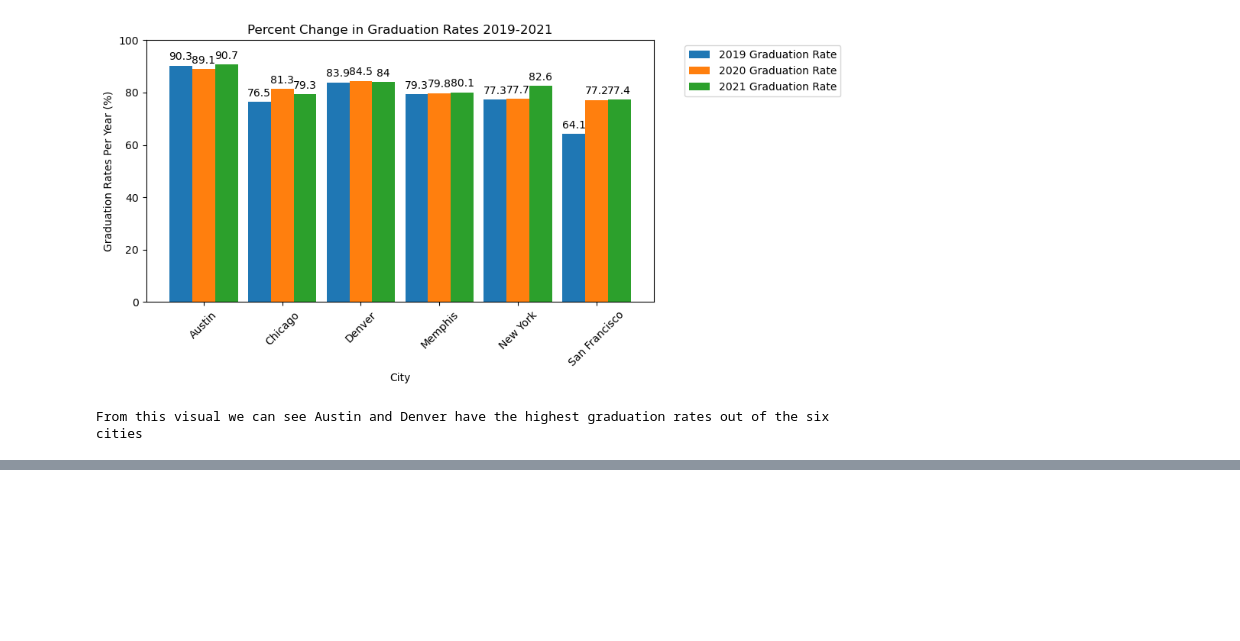
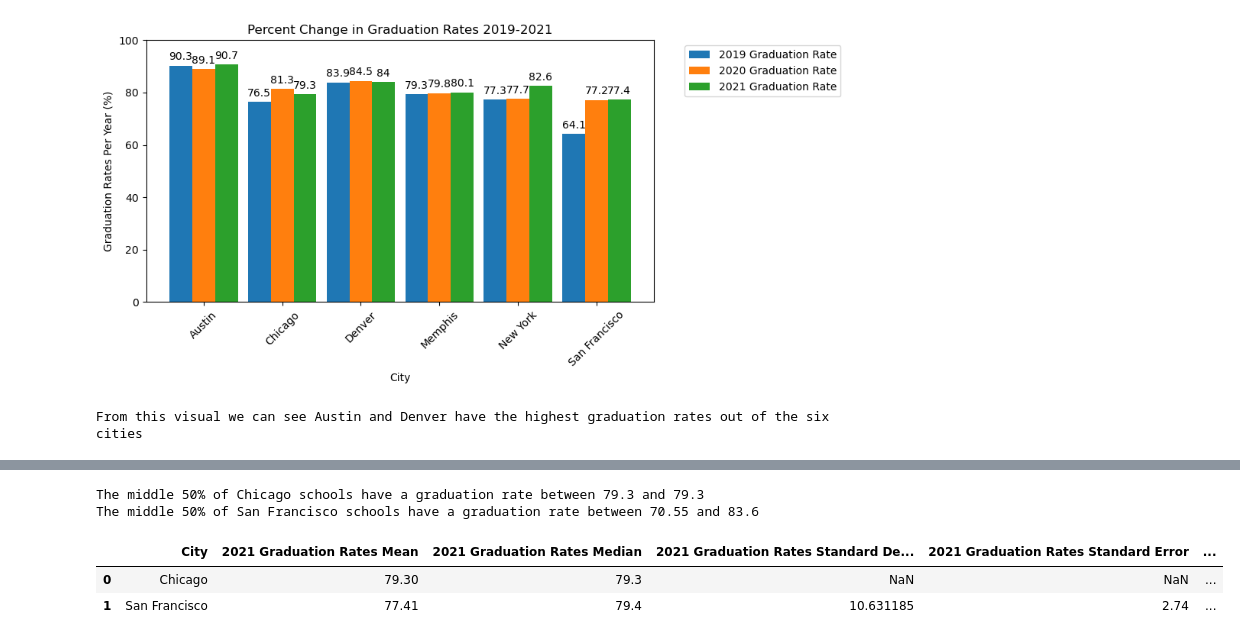
Before and after one commit to vt-bekah/Project1, a Jupyter notebook: School_Grad_Data.ipynb, the cells around one changed output, grey strips where cells are left out. Drawn from its saved outputs; the diff is of its cells as text; code cells hidden in the pictures; blank space fills up the shorter version.

Commit message:
update School Data code file

```diff
--- a/School_Grad_Data.ipynb
+++ b/School_Grad_Data.ipynb
@@ -317,0 +288,49 @@ stat_grad_data
+# %%
+# Statistically compare Austin v. Denver
+# (this can be expanded to include Chicago and San Francisco by updating the df_list and city_list, but not Mempis and New york due to different data sources)
+from scipy.stats import sem
+
+# Create lists for DataFrames and Cities in same order
+df_list = [chicago_2021_grad_rate, sf_2021_grad_rate]
+city_list = ["Chicago", "San Francisco"]
+
+# Create inital lists for desired stats to populate in DataFrame
+stats_mean = []
+stats_med = []
+stats_std = []
+stats_sem = []
+stats_min = []
+stats_max = []
+stats_lq = []
+stats_uq = []
+
+for df in df_list:
+    # Calculate core stats and store in list for future use to populate DataFrame
+    stats_mean.append(df.mean().round(2))
+    stats_med.append(df.median())
+    stats_std.append(df.std())
+    stats_sem.append(df.sem().round(2))
+    stats_min.append(df.min())
+    stats_max.append(df.max())
+
+    # Calculate quartiles to be able to say middle 50% of population falls between...
+    quartiles = df.quantile([.25,.5,.75])
+    stats_lq.append(quartiles[0.25])
+    stats_uq.append(quartiles[0.75])
+
+for i in range(len(city_list)):
+    print(f"The middle 50% of {city_list[i]} schools have a graduation rate between {stats_lq[i]} and {stats_uq[i]}")
+
+
+stat_grad_data = pd.DataFrame({"City": city_list, "2021 Graduation Rates Mean": stats_mean,
+                                   "2021 Graduation Rates Median": stats_med, "2021 Graduation Rates Standard Deviation": stats_std,
+                              "2021 Graduation Rates Standard Error": stats_sem, "2021 Graduation Rates Minimum": stats_min,
+                              "2021 Graduation Rates Maximum": stats_max, "2021 Graduation Rates Lower Quartile": stats_lq,
+                              "2021 Graduation Rates Upper Quartile": stats_uq})
+stat_grad_data
+# %% [output]
+The middle 50% of Chicago schools have a graduation rate between 79.3 and 79.3
+The middle 50% of San Francisco schools have a graduation rate between 70.55 and 83.6
+|  | City | 2021 Graduation Rates Mean | 2021 Graduation Rates Median | 2021 Graduation Rates Standard De... | 2021 Graduation Rates Standard Error | ... |
+| 0 | Chicago | 79.30 | 79.3 | NaN | NaN | ... |
+| 1 | San Francisco | 77.41 | 79.4 | 10.631185 | 2.74 | ... |
```
Also changed, not shown: parts of 2 cells of this notebook.
